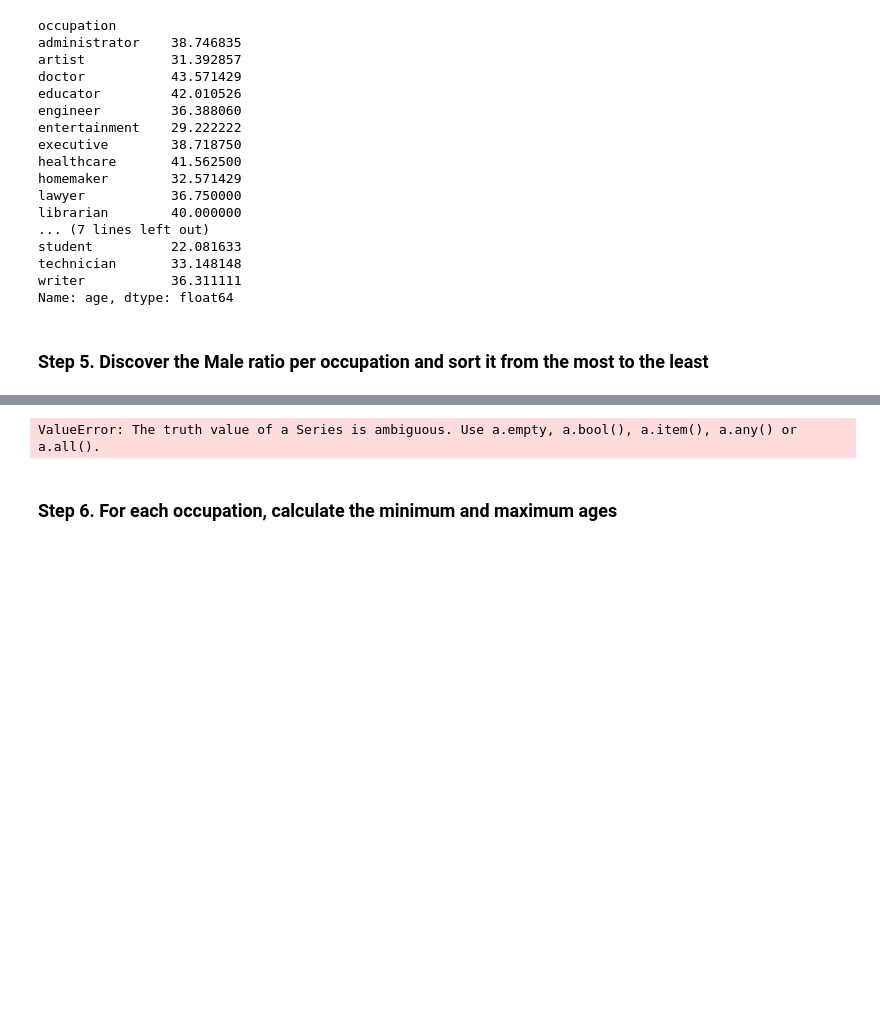
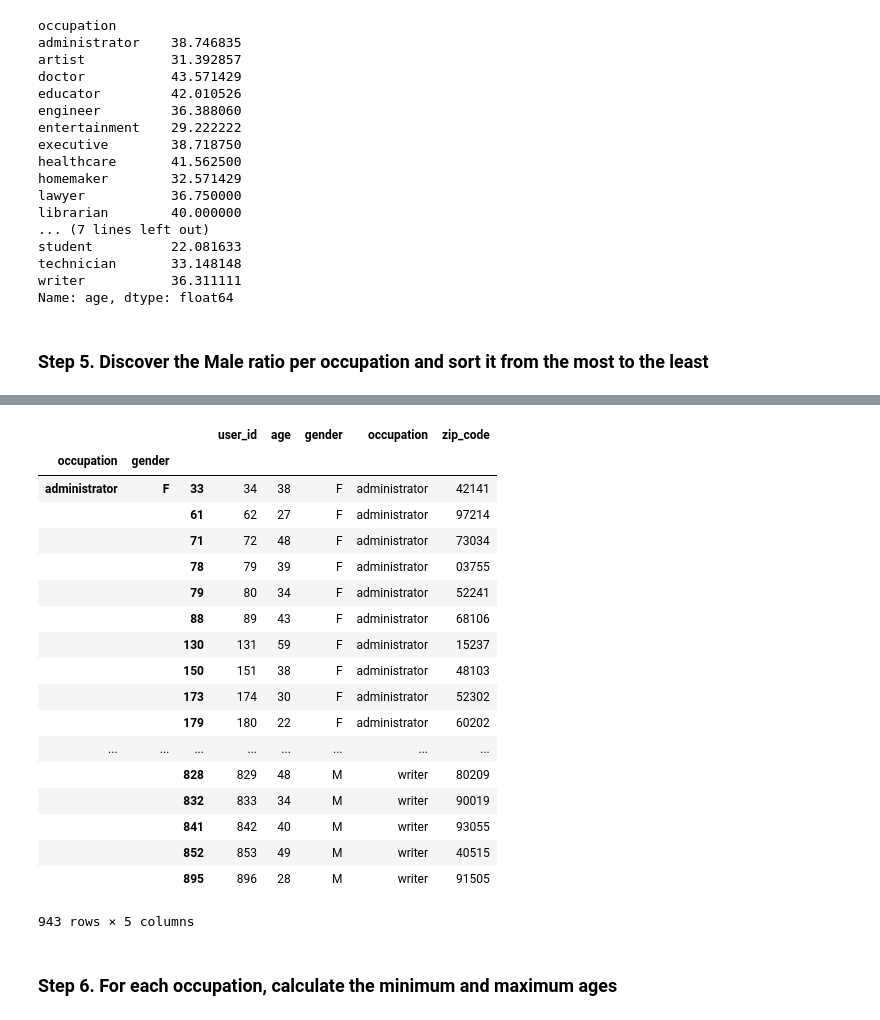
Before and after one commit to oqusous/nyc-mhtn-ds-071519-lectures, a Jupyter notebook: week-4/Pandas/Pandas_groupby/occupation_practice.ipynb, the cells around one changed output, grey strips where cells are left out. Drawn from its saved outputs; the diff is of its cells as text; code cells hidden in the pictures; blank space fills up the shorter version.

```diff
--- a/week-4/Pandas/Pandas_groupby/occupation_practice.ipynb
+++ b/week-4/Pandas/Pandas_groupby/occupation_practice.ipynb
@@ -62,7 +90,25 @@ Name: age, dtype: float64
 # %%
-df.groupby('occupation')['gender'].apply(lambda x: x.count() if x == 'M' else None)
+df.groupby(['occupation', 'gender']).apply(lambda x:x.sort_values(by=['gender', 'occupation']))
 # %% [output]
+|  |  |  | user_id | age | gender | occupation | zip_code |
+| occupation | gender |  |  |  |  |  |  |
+| administrator | F | 33 | 34 | 38 | F | administrator | 42141 |
+|  |  | 61 | 62 | 27 | F | administrator | 97214 |
+|  |  | 71 | 72 | 48 | F | administrator | 73034 |
+|  |  | 78 | 79 | 39 | F | administrator | 03755 |
+|  |  | 79 | 80 | 34 | F | administrator | 52241 |
+|  |  | 88 | 89 | 43 | F | administrator | 68106 |
+|  |  | 130 | 131 | 59 | F | administrator | 15237 |
+|  |  | 150 | 151 | 38 | F | administrator | 48103 |
+|  |  | 173 | 174 | 30 | F | administrator | 52302 |
+|  |  | 179 | 180 | 22 | F | administrator | 60202 |
+| ... | ... | ... | ... | ... | ... | ... | ... |
+|  |  | 828 | 829 | 48 | M | writer | 80209 |
+|  |  | 832 | 833 | 34 | M | writer | 90019 |
+|  |  | 841 | 842 | 40 | M | writer | 93055 |
+|  |  | 852 | 853 | 49 | M | writer | 40515 |
+|  |  | 895 | 896 | 28 | M | writer | 91505 |
-ValueError: The truth value of a Series is ambiguous. Use a.empty, a.bool(), a.item(), a.any() or a.all().
+943 rows × 5 columns
 # %% [markdown]
 ### Step 6. For each occupation, calculate the minimum and maximum ages
 # %%
```
Also changed, not shown: parts of 14 cells of this notebook.
